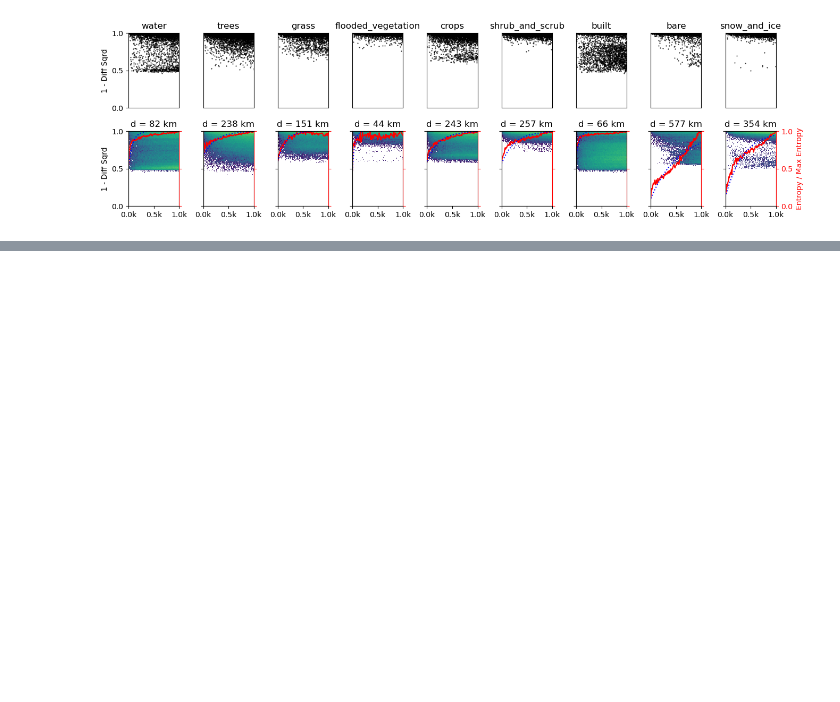
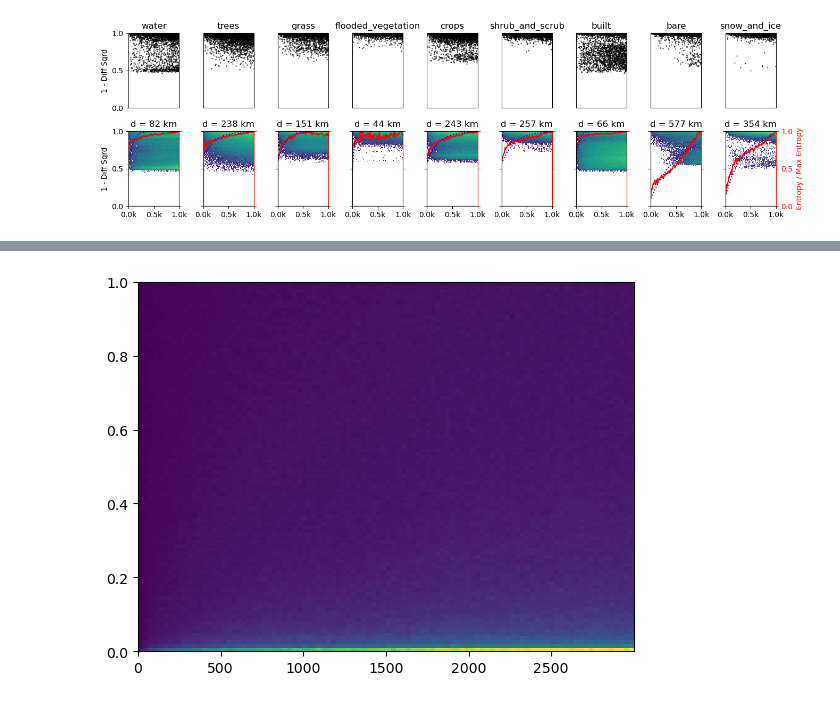
Before and after one commit to WUR-AI/interpret_earth_embeddings, a Jupyter notebook: notebooks/Spatial relationship task.ipynb, the cells around one changed output, grey strips where cells are left out. Drawn from its saved outputs; the diff is of its cells as text; code cells hidden in the pictures; blank space fills up the shorter version.

```diff
--- a/notebooks/Spatial relationship task.ipynb
+++ b/notebooks/Spatial relationship task.ipynb
@@ -366,0 +375,10 @@ for i, lc in enumerate(sim_names):
+# %%
+data = common_embeddings[1][s]
+dim = 0
+sim = np.square(data[:,dim][:,None] - data[:,dim][None,:])
+
+
+plt.hist2d(dist_utri[include].flatten(), sim[np.triu_indices(sim.shape[0],1)][include].flatten(), range=[[0, np.max(dist_utri[include])], [0, 1]], bins=100);
+# plt.hist(data[:,dim], bins=100);
+# %% [output]
+[figure, added]
```
Also changed, not shown: parts of 9 cells of this notebook, 1 other file.
